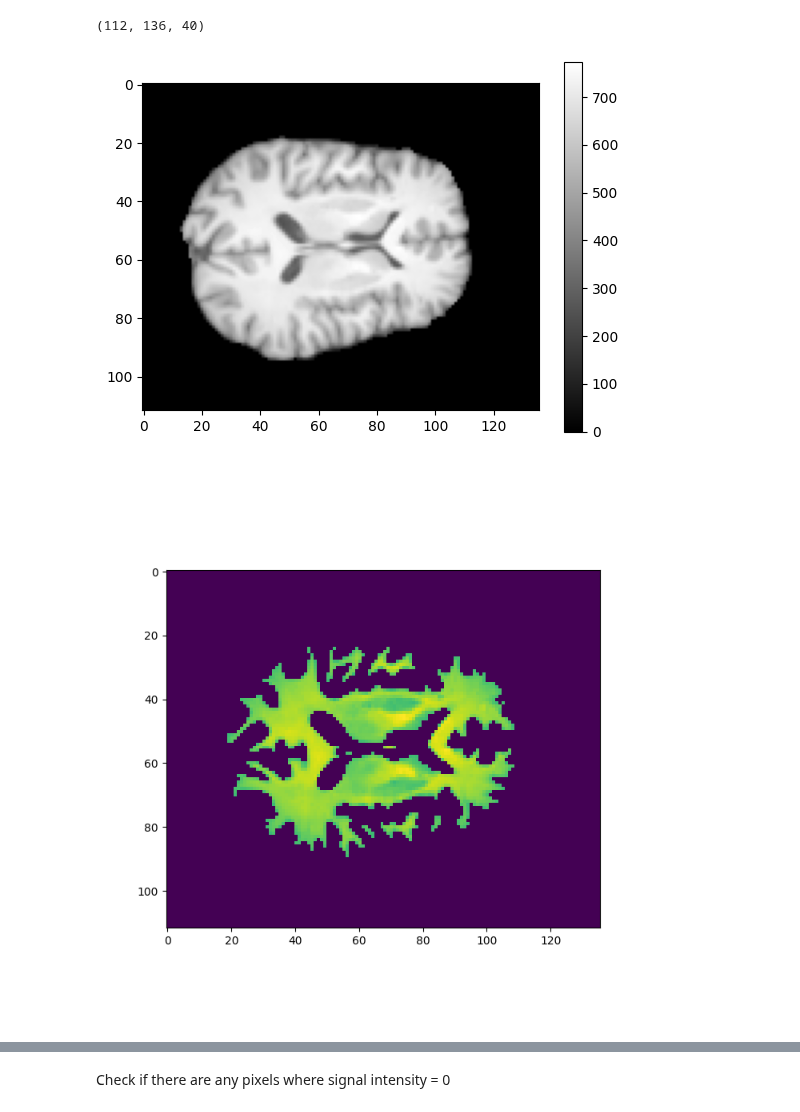
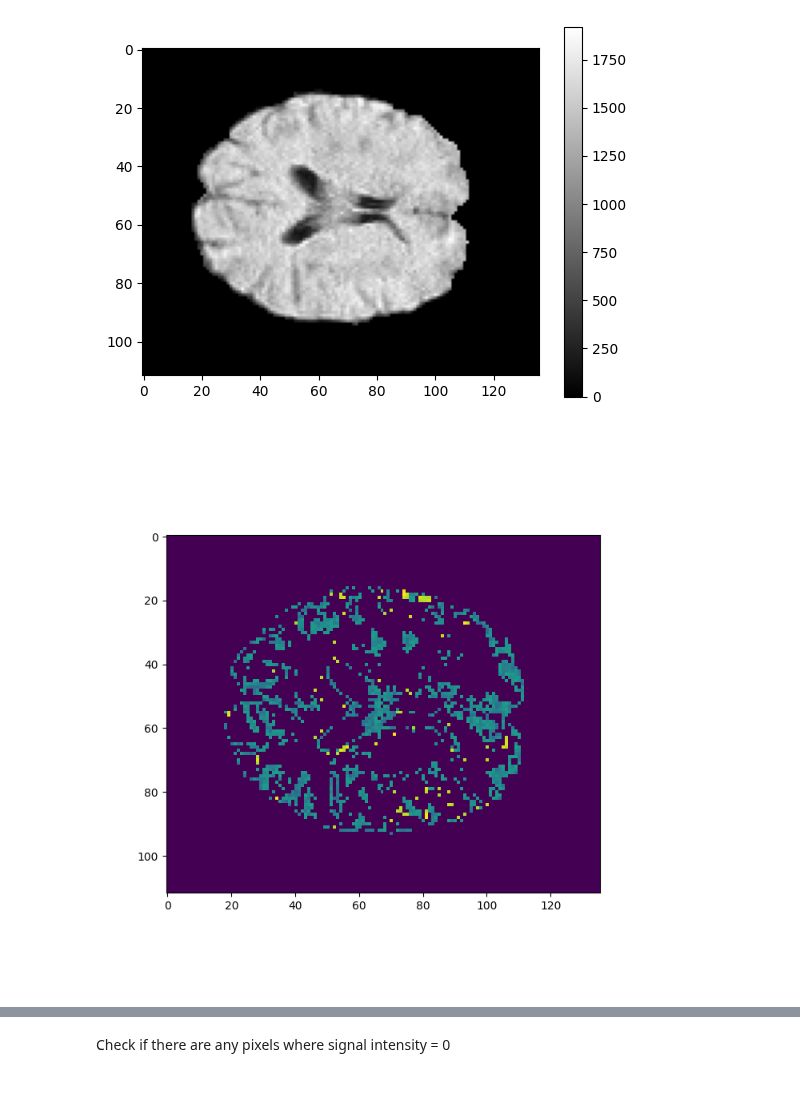
Before and after one commit to pranav-ind/hulfsynth, a Jupyter notebook: roi_gen.ipynb, the cells around one changed output, grey strips where cells are left out. Saved outputs shown, nothing was run; the diff lists cells and outputs as text; code cells hidden in the pictures.

```diff
--- a/roi_gen.ipynb
+++ b/roi_gen.ipynb
@@ -59,7 +59,7 @@ seg = nib.load(seg_loc).get_fdata()
 # Validation Data - sub_0011
 
 
-folder = './Data/validation_data/sub_0011/hf'
+folder = './Data/validation_data/sub_0015/ulf'
 seg_loc = folder + "/fast_seg.nii.gz"
 csf_nib = nib.load(folder + "/fast_pve_0.nii.gz")
 gm_nib = nib.load(folder + "/fast_pve_1.nii.gz")
@@ -82,16 +82,14 @@ wm = wm_masked  * img_nib.get_fdata() #* wm_nib.get_fdata()
 hf = hf_img = csf + gm + wm
 # %%
 csf.shape
-# %% [output]
-(112, 136, 40)
 # %%
 %matplotlib inline
-slice_num = 11
+slice_num = 24
 plt.imshow(img_nib.get_fdata()[:,:,slice_num],cmap='gray')
 plt.colorbar()
 plt.show()
 # %% [output]
-[figure, old version]
+[figure, new version]
 # %%
 %matplotlib ipympl
 # %matplotlib inline
@@ -103,11 +101,11 @@ from PIL import Image
 from mpl_interactions import image_segmenter
 
 
-im = Image.fromarray((wm*img_nib.get_fdata())[:,:,slice_num])
+im = Image.fromarray((gm*img_nib.get_fdata())[:,:,slice_num])
 segmenter = image_segmenter(im, mask_colors="red", mask_alpha=0.99, figsize=(7, 7))
 display(segmenter,colormaps='gray',colorbar=segmenter)
 # %% [output]
-[figure, old version]
+[figure, new version]
 # %%
 #dataset = 1 #csf (119,82) (128,82) -> (119,85) (128,85) #gm (123, 77) (126, 79) -> (133,70) (135, 74)
 #dataset = 2 #wm(135,106) (142,106) -> (135,103) (142, 103) #gm (43, 50) (47,50) -> (43, 46) (47, 46), #csf (64, 101) (83,101) -> (64,98) (83,98)
```
Also changed, not shown: parts of 9 cells of this notebook, 32 other files.
